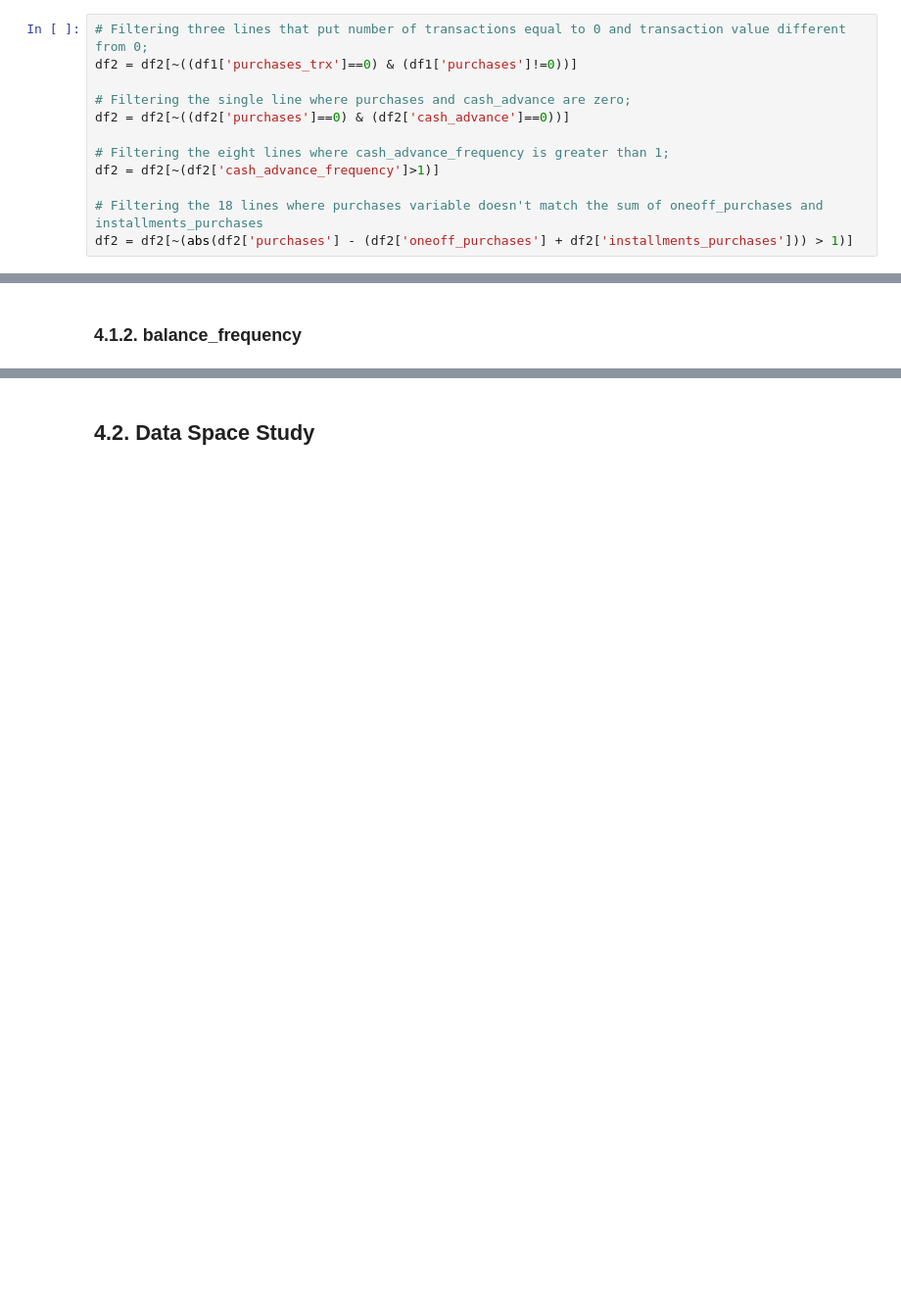
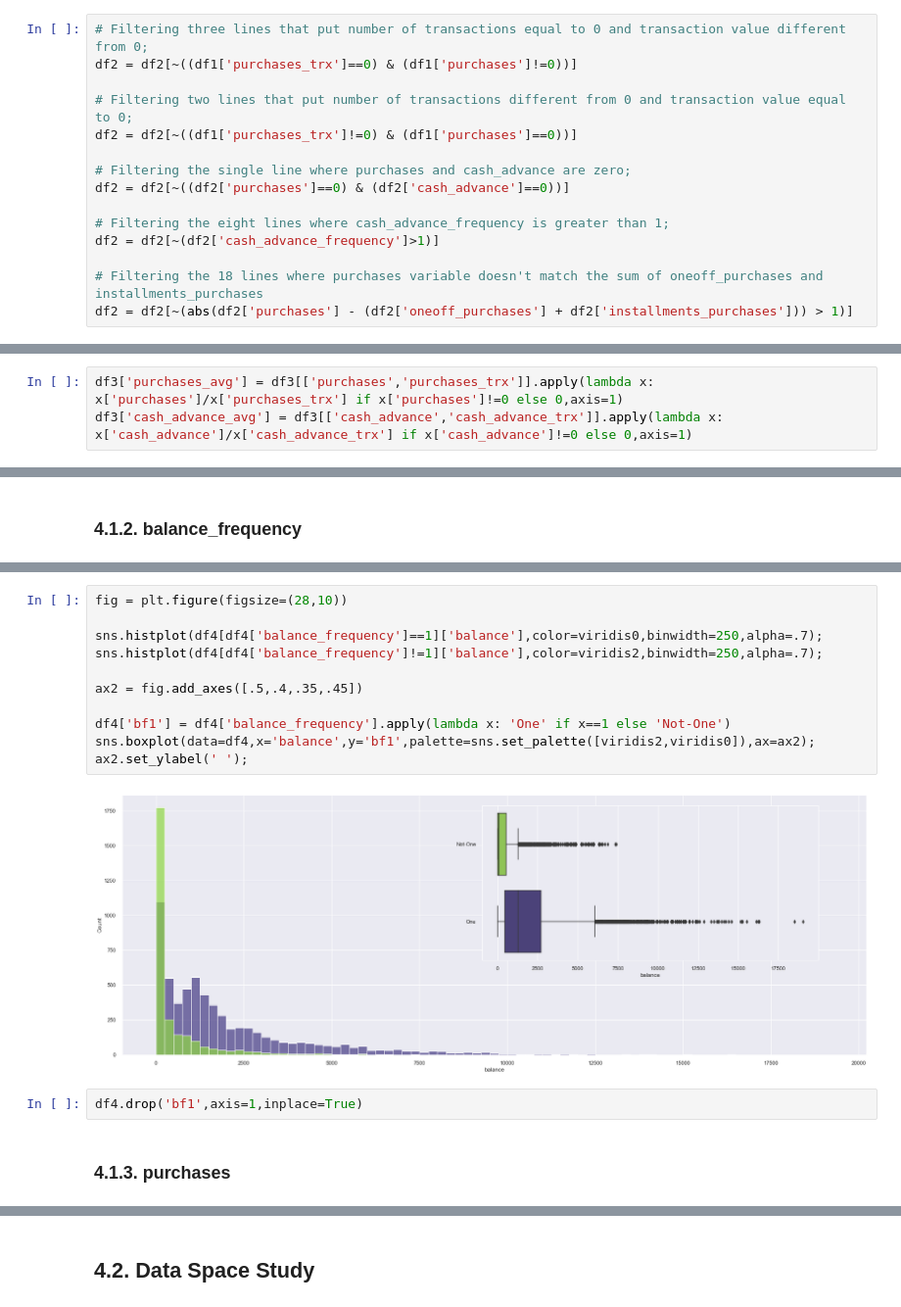
Before and after one commit to Matheus-Homem/international_bank_marketing, a Jupyter notebook: notebooks/c6_clustering_models.ipynb, the cells around one changed output, grey strips where cells are left out. Shown at 98% size. Drawn from its saved outputs; the diff is of its cells as text; blank space fills up the shorter version.

```diff
--- a/notebooks/c6_clustering_models.ipynb
+++ b/notebooks/c6_clustering_models.ipynb
@@ -196,6 +196,9 @@ df2 = df1.copy()
 # %%
 # Filtering three lines that put number of transactions equal to 0 and transaction value different from 0;
 df2 = df2[~((df1['purchases_trx']==0) & (df1['purchases']!=0))]
+
+# Filtering two lines that put number of transactions different from 0 and transaction value equal to 0;
+df2 = df2[~((df1['purchases_trx']!=0) & (df1['purchases']==0))]
 
 # Filtering the single line where purchases and cash_advance are zero;
 df2 = df2[~((df2['purchases']==0) & (df2['cash_advance']==0))]
@@ -209,6 +212,9 @@ df2 = df2[~(abs(df2['purchases'] - (df2['oneoff_purchases'] + df2['installments_
 # 3. Feature Engineering
 # %%
 df3 = df2.copy()
+# %%
+df3['purchases_avg'] = df3[['purchases','purchases_trx']].apply(lambda x: x['purchases']/x['purchases_trx'] if x['purchases']!=0 else 0,axis=1)
+df3['cash_advance_avg'] = df3[['cash_advance','cash_advance_trx']].apply(lambda x: x['cash_advance']/x['cash_advance_trx'] if x['cash_advance']!=0 else 0,axis=1)
 # %% [markdown]
 ## 3.1. Feature Creation
 # %%
@@ -446,0 +317,17 @@ pass
+# %%
+fig = plt.figure(figsize=(28,10))
+
+sns.histplot(df4[df4['balance_frequency']==1]['balance'],color=viridis0,binwidth=250,alpha=.7);
+sns.histplot(df4[df4['balance_frequency']!=1]['balance'],color=viridis2,binwidth=250,alpha=.7);
+
+ax2 = fig.add_axes([.5,.4,.35,.45])
+
+df4['bf1'] = df4['balance_frequency'].apply(lambda x: 'One' if x==1 else 'Not-One')
+sns.boxplot(data=df4,x='balance',y='bf1',palette=sns.set_palette([viridis2,viridis0]),ax=ax2);
+ax2.set_ylabel(' ');
+# %% [output]
+[figure, added]
+# %%
+df4.drop('bf1',axis=1,inplace=True)
+# %% [markdown]
+### 4.1.3. purchases
```
Also changed, not shown: parts of 73 cells of this notebook.
